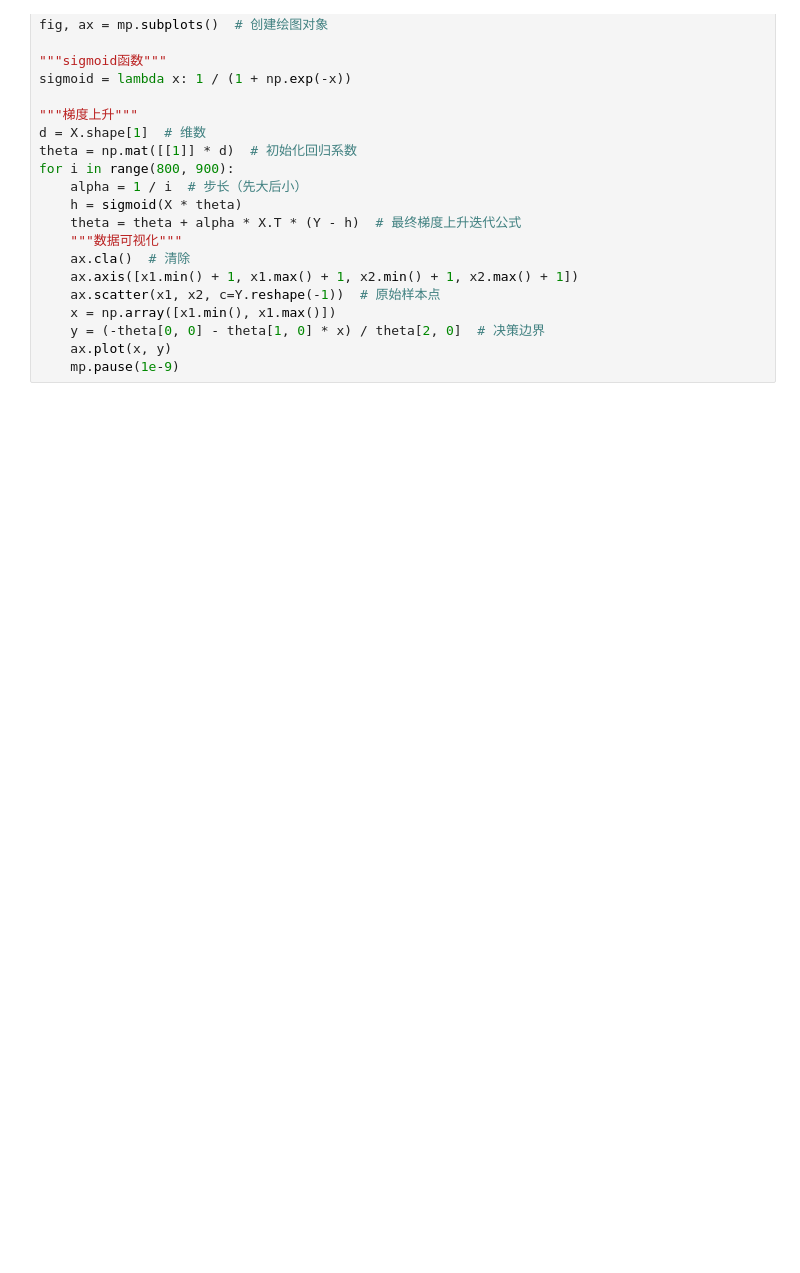
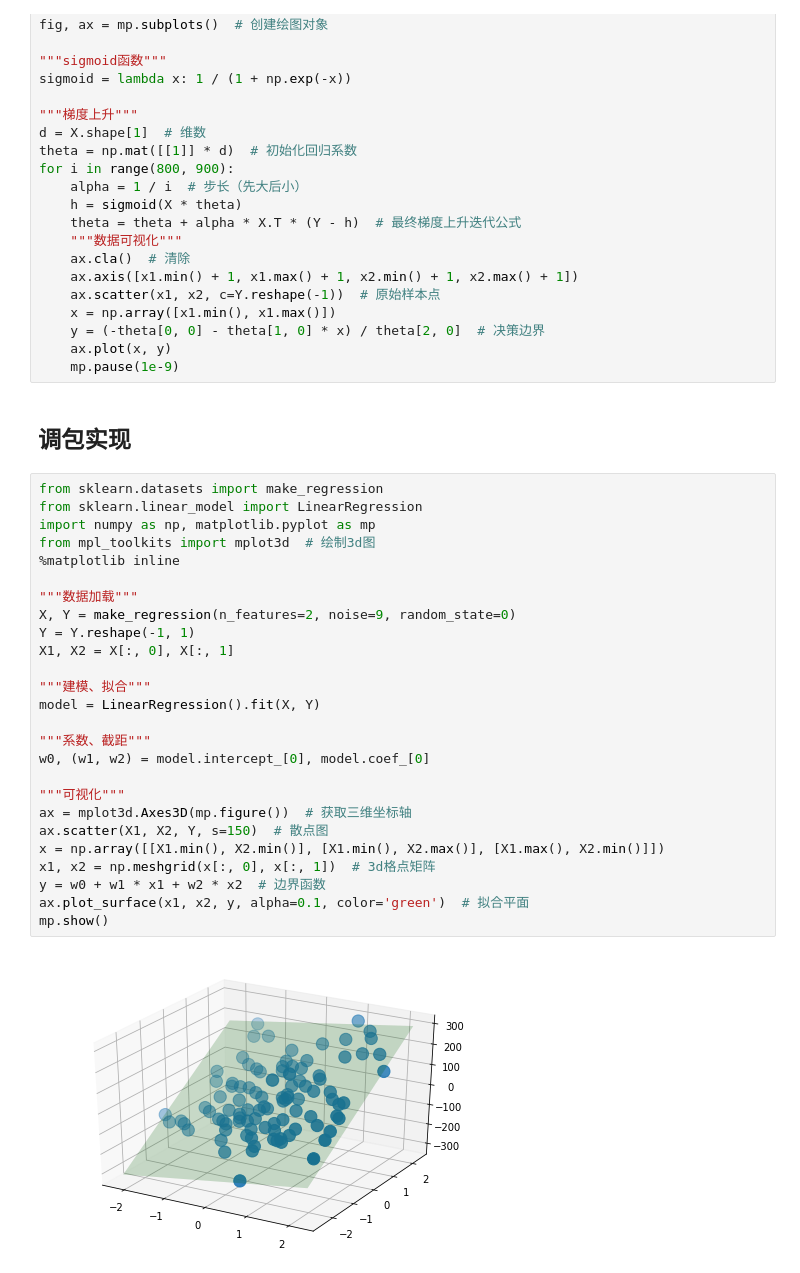
Before and after one commit to AryeYellow/PyProjects, a Jupyter notebook: DataScience/线性回归和逻辑回归.ipynb, the cells around one changed output. Saved outputs shown, nothing was run; the diff lists cells and outputs as text; blank space fills up the shorter version.

```diff
--- a/DataScience/线性回归和逻辑回归.ipynb
+++ b/DataScience/线性回归和逻辑回归.ipynb
@@ -313,3 +313,33 @@ for i in range(800, 900):
     y = (-theta[0, 0] - theta[1, 0] * x) / theta[2, 0]  # 决策边界
     ax.plot(x, y)
     mp.pause(1e-9)
+# %% [markdown]
+## 调包实现
+# %%
+from sklearn.datasets import make_regression
+from sklearn.linear_model import LinearRegression
+import numpy as np, matplotlib.pyplot as mp
+from mpl_toolkits import mplot3d  # 绘制3d图
+%matplotlib inline
+
+"""数据加载"""
+X, Y = make_regression(n_features=2, noise=9, random_state=0)
+Y = Y.reshape(-1, 1)
+X1, X2 = X[:, 0], X[:, 1]
+
+"""建模、拟合"""
+model = LinearRegression().fit(X, Y)
+
+"""系数、截距"""
+w0, (w1, w2) = model.intercept_[0], model.coef_[0]
+
+"""可视化"""
+ax = mplot3d.Axes3D(mp.figure())  # 获取三维坐标轴
+ax.scatter(X1, X2, Y, s=150)  # 散点图
+x = np.array([[X1.min(), X2.min()], [X1.min(), X2.max()], [X1.max(), X2.min()]])
+x1, x2 = np.meshgrid(x[:, 0], x[:, 1])  # 3d格点矩阵
+y = w0 + w1 * x1 + w2 * x2  # 边界函数
+ax.plot_surface(x1, x2, y, alpha=0.1, color='green')  # 拟合平面
+mp.show()
+# %% [output]
+[figure, added]
```
Also changed, not shown: parts of 1 cell of this notebook.
